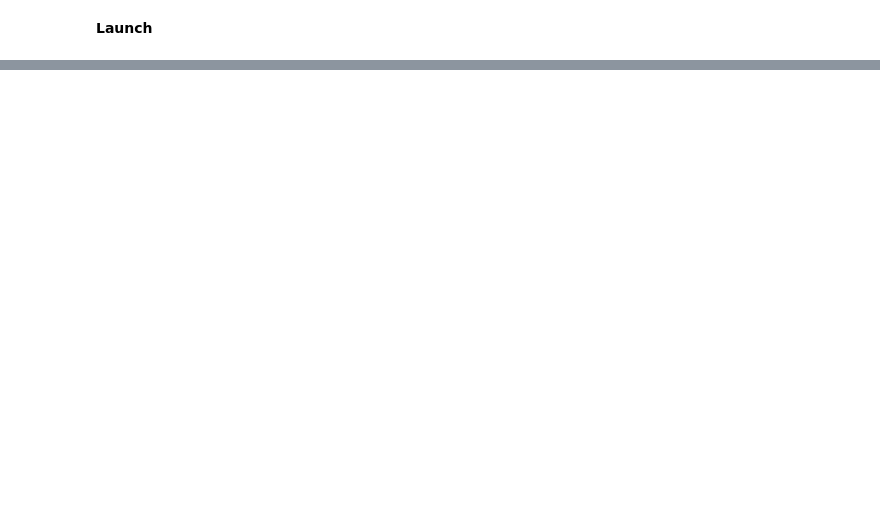
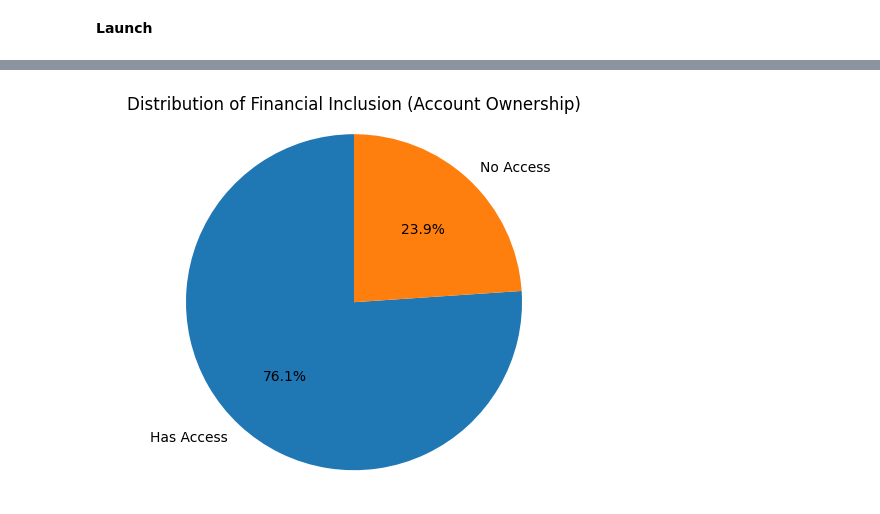
Before and after one commit to sitahlango-maker/Financial_Inclusion, a Jupyter notebook: copy_of_financialinclusion.ipynb, the cells around one changed output, grey strips where cells are left out. Cells and saved outputs as stored; diff of their text form; code cells hidden in the pictures; blank space fills up the shorter version.

```diff
--- a/copy_of_financialinclusion.ipynb
+++ b/copy_of_financialinclusion.ipynb
@@ -1927,0 +2025,18 @@ Collecting usage statistics. To deactivate, set browser.gatherUsageStats to fals
+# %%
+# Check available columns first (just to confirm)
+print(df.columns)
+
+# Define target column (adjust if needed)
+target_col = 'dig_account'
+
+# Distribution (counts)
+dig_account = df[target_col].value_counts()
+
+# Distribution (percentages)
+percentages = df[target_col].value_counts(normalize=True) * 100
+
+# Combine into one table
+distribution = dig_account.to_frame(name='Count')
+distribution['Percentage (%)'] = percentages
+
+print(distribution)
@@ -1927,0 +2054,23 @@ Collecting usage statistics. To deactivate, set browser.gatherUsageStats to fals
+# %%
+import matplotlib.pyplot as plt
+
+# Map labels clearly
+label_map = {1: 'Has Access', 0: 'No Access'}
+
+# Convert index values to readable labels
+labels = [label_map.get(i, str(i)) for i in distribution.index]
+
+plt.figure()
+
+plt.pie(
+    dig_account,
+    labels=labels,
+    autopct='%1.1f%%',
+    startangle=90
+)
+
+plt.title('Distribution of Financial Inclusion (Account Ownership)')
+plt.axis('equal')
+plt.show()
+# %% [output]
+[figure, added]
```
Also changed, not shown: parts of 35 cells of this notebook.
